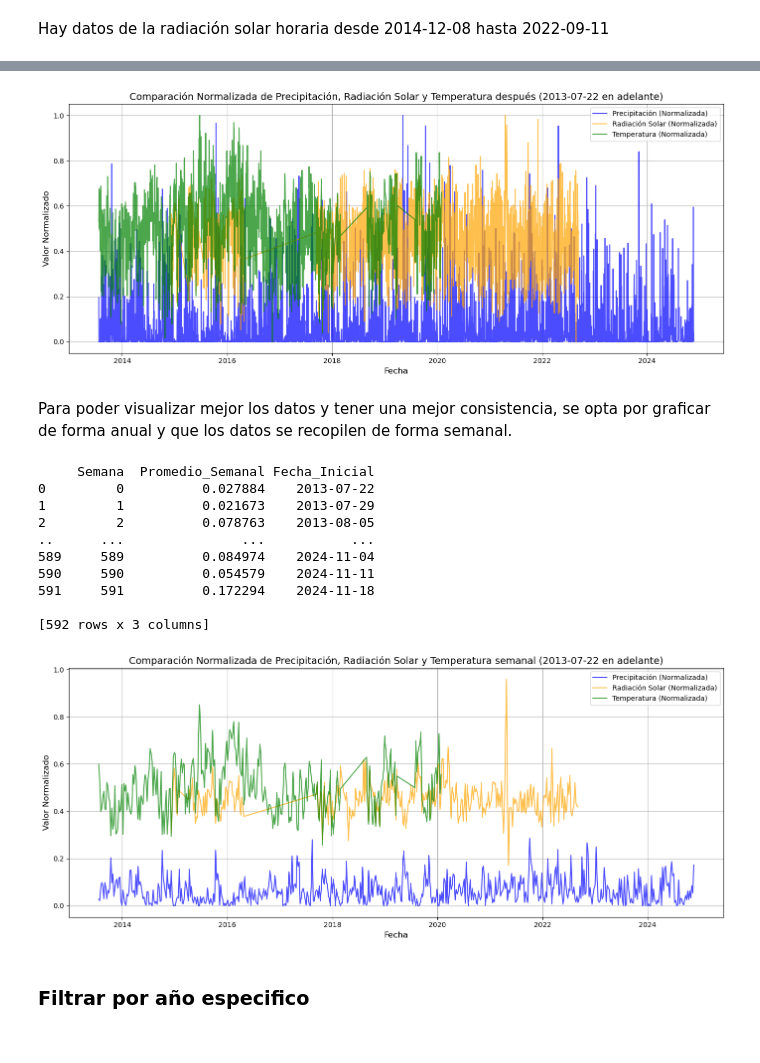
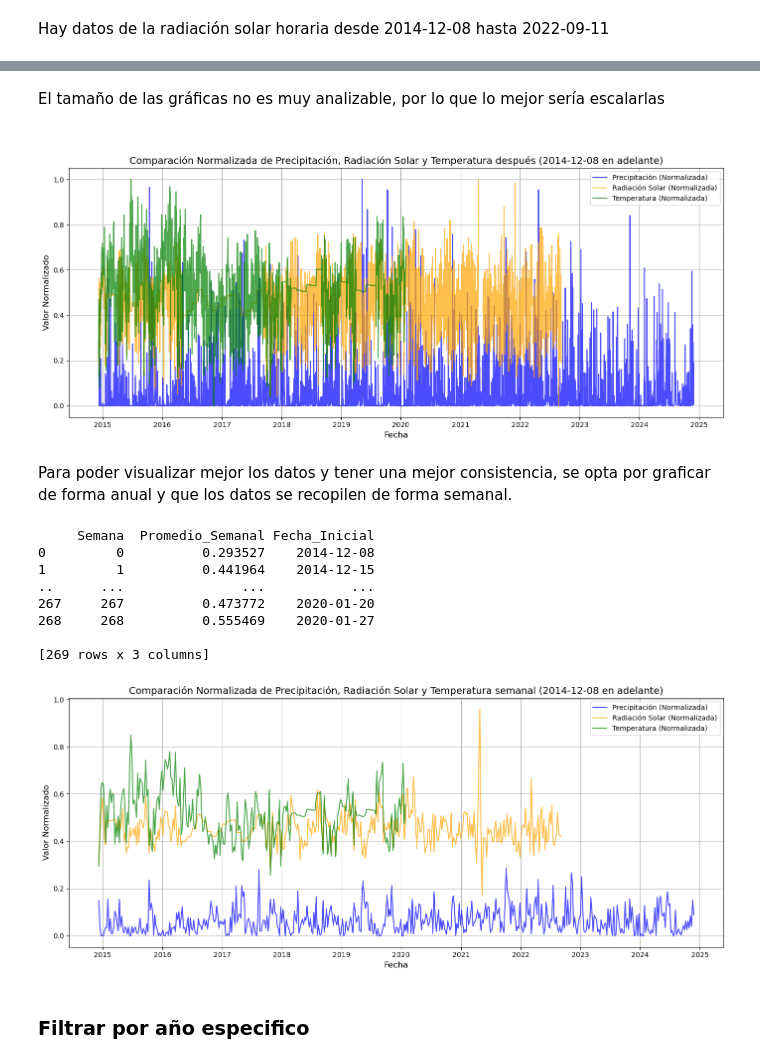
Before and after one commit to jmvilla12/bootcamp-ai, a Jupyter notebook: Proyecto/Complete_project.ipynb, the cells around one changed output, grey strips where cells are left out. Cells and saved outputs as stored; diff of their text form; code cells hidden in the pictures.

```diff
--- a/Proyecto/Complete_project.ipynb
+++ b/Proyecto/Complete_project.ipynb
@@ -61,3 +133,7 @@ df_tseca
+# %%
+df_lluvia = df_lluvia.drop_duplicates(inplace=False)
+df_rsolar = df_rsolar.drop_duplicates(inplace=False)
+df_tseca = df_tseca.drop_duplicates(inplace=False)
 # %% [markdown]
 Hay datos de la temperatura seca del aire cada 3 horas desde 1983-02-01 hasta 2020-01-31. Se tomó este dato ya que haciendo la respectiva investigación, ya que descubrimos que este es el dato generalmente usado para los pronosticos del clima en televisión y que muestran las aplicaciones
 
@@ -124,20 +210,22 @@ diaria_tseca['Fecha'] = pd.to_datetime(diaria_tseca['Fecha']) #Convierto la fech
 import matplotlib.pyplot as plt
 
 # Gráfico de líneas
-fecha_inicio = '2013-07-22'
+fecha_inicio = '2014-12-08'
 fecha_inicio = pd.to_datetime(fecha_inicio)
+# fecha_fin = ''
 
 # Sólo gráficaremos después de fecha_inicio
 lluvia_filtered = diaria_lluvia[diaria_lluvia['Fecha'] >= fecha_inicio].copy()
 rsolar_filtered = diaria_rsolar[diaria_rsolar['Fecha'] >= fecha_inicio].copy()
 tseca_filtered = diaria_tseca[diaria_tseca['Fecha'] >= fecha_inicio].copy()
+print(rsolar_filtered)
 
 plt.figure(figsize=(15, 8)) #Tamaño del gráfico
 
 # Grafica cada variable
 plt.plot(lluvia_filtered['Fecha'], lluvia_filtered['Precipitacion'], label='Precipitación (mm)', color='blue', alpha=0.7)
 plt.plot(rsolar_filtered['Fecha'], rsolar_filtered['Radiacion_Promedio'], label='Radiación Solar (Wh/m2)', color='orange', alpha=0.7)
-plt.plot(tseca_filtered['Fecha'], tseca_filtered['Temperatura_Promedio'], label='Temperatura Promedio (°C)', color='red', alpha=0.7)
+plt.plot(tseca_filtered['Fecha'], tseca_filtered['Temperatura_Promedio'], label='Temperatura Promedio (°C)', color='green', alpha=0.7)
 
 # Etiquetas de los ejes y titulo
 plt.title(f'Comparación de Precipitación, Radiación Solar y Temperatura ({fecha_inicio.year} en adelante)', fontsize=16)
@@ -155,0 +298,12 @@ El tamaño de las gráficas no es muy analizable, por lo que lo mejor sería esc
+# %%
+# Manejo de datos faltantes mediante la media de cada mes en función del mismo periodo de tiempo de años diferentes
+rsolar_completo['Radiacion_Promedio'] = rsolar_completo['Radiacion_Promedio'].fillna(
+    rsolar_completo.groupby(tseca_completo['Fecha'].dt.month)['Radiacion_Promedio'].transform('mean')
+)
+# rsolar_completo['Radiacion_Promedio'] = rsolar_completo['Radiacion_Promedio'].interpolate(method='linear')
+
+tseca_completo['Temperatura_Promedio'] = tseca_completo['Temperatura_Promedio'].fillna(
+    tseca_completo.groupby(tseca_completo['Fecha'].dt.month)['Temperatura_Promedio'].transform('mean')
+)
+
+lluvia_completo['Precipitacion'] = lluvia_completo['Precipitacion'].interpolate(method='linear')
@@ -156,51 +330,59 @@ El tamaño de las gráficas no es muy analizable, por lo que lo mejor sería esc
+# %% [markdown]
+El tamaño de las gráficas no es muy analizable, por lo que lo mejor sería escalarlas
+
+###
 # %%
-from sklearn.preprocessing import MinMaxScaler
+from sklearn.preprocessing import MinMaxScaler, RobustScaler
+# Normalización
+scaler = MinMaxScaler()
+# scaler = RobustScaler()
 
-scaler = MinMaxScaler() # Normalización
 
 # Normaliza cada dataset por separado
-lluvia_filtered.loc[:,'Precipitacion_Normalizada'] = scaler.fit_transform(lluvia_filtered[['Precipitacion']])
-rsolar_filtered.loc[:,'Radiacion_Normalizada'] = scaler.fit_transform(rsolar_filtered[['Radiacion_Promedio']])
-tseca_filtered.loc[:,'Temperatura_Normalizada'] = scaler.fit_transform(tseca_filtered[['Temperatura_Promedio']])
+lluvia_completo.loc[:,'Precipitacion_Normalizada'] = scaler.fit_transform(lluvia_completo[['Precipitacion']])
+rsolar_completo.loc[:,'Radiacion_Normalizada'] = scaler.fit_transform(rsolar_completo[['Radiacion_Promedio']])
+tseca_completo.loc[:,'Temperatura_Normalizada'] = scaler.fit_transform(tseca_completo[['Temperatura_Promedio']])
 
 plt.figure(figsize=(14, 6))
 
-plt.plot(lluvia_filtered['Fecha'], lluvia_filtered['Precipitacion_Normalizada'], label='Precipitación (Normalizada)', color='blue', alpha=0.7)
-plt.plot(rsolar_filtered['Fecha'], rsolar_filtered['Radiacion_Normalizada'], label='Radiación Solar (Normalizada)', color='orange', alpha=0.7)
-plt.plot(tseca_filtered['Fecha'], tseca_filtered['Temperatura_Normalizada'], label='Temperatura (Normalizada)', color='green', alpha=0.7)
+plt.plot(lluvia_completo['Fecha'], lluvia_completo['Precipitacion_Normalizada'], label='Precipitación (Normalizada)', color='blue', alpha=0.7)
+plt.plot(rsolar_completo['Fecha'], rsolar_completo['Radiacion_Normalizada'], label='Radiación Solar (Normalizada)', color='orange', alpha=0.7)
+plt.plot(tseca_completo['Fecha'], tseca_completo['Temperatura_Normalizada'], label='Temperatura (Normalizada)', color='green', alpha=0.7)
 
 plt.title(f'Comparación Normalizada de Precipitación, Radiación Solar y Temperatura después ({fecha_inicio.date()} en adelante)', fontsize=14)
 plt.xlabel('Fecha', fontsize=12)
 plt.ylabel('Valor Normalizado', fontsize=12)
 plt.legend()
 plt.grid(True)
 plt.tight_layout()
 
 # Mostrar la gráfica
 plt.show()
 # %% [output]
-[figure, old version]
+[figure, new version]
 # %% [markdown]
 Para poder visualizar mejor los datos y tener una mejor consistencia, se opta por graficar de forma anual y que los datos se recopilen de forma semanal.
 # %%
 #Para la lluvia
-lluvia_filtered.loc[:, 'Semana'] = ((lluvia_filtered['Fecha'] - pd.Timestamp(fecha_inicio)).dt.days // 7) # Cada semana tendrá un número único
-semanal_lluvia = lluvia_filtered.groupby('Semana')['Precipitacion_Normalizada'].mean().reset_index() # Agrupamos número de semana y promedio
+lluvia_completo.loc[:, 'Semana'] = ((lluvia_completo['Fecha'] - pd.Timestamp(fecha_inicio)).dt.days // 7) # Cada semana tendrá un número único
+semanal_lluvia = lluvia_completo.groupby('Semana')['Precipitacion_Normalizada'].mean().reset_index() # Agrupamos número de semana y promedio
 semanal_lluvia['Fecha_Inicial'] = pd.to_datetime(fecha_inicio) + pd.to_timedelta(semanal_lluvia['Semana'] * 7, unit='d') # número de la semana
 semanal_lluvia.rename(columns={'Precipitacion_Normalizada': 'Promedio_Semanal'}, inplace=True) #renombrando columnas
-print(semanal_lluvia)
+# print(semanal_lluvia)
 
 #Para la radiación solar
-rsolar_filtered.loc[:, 'Semana'] = ((rsolar_filtered['Fecha'] - pd.Timestamp(fecha_inicio)).dt.days // 7)
-semanal_rsolar = rsolar_filtered.groupby('Semana')['Radiacion_Normalizada'].mean().reset_index()
+rsolar_completo.loc[:, 'Semana'] = ((rsolar_completo['Fecha'] - pd.Timestamp(fecha_inicio)).dt.days // 7)
+semanal_rsolar = rsolar_completo.groupby('Semana')['Radiacion_Normalizada'].mean().reset_index()
 semanal_rsolar['Fecha_Inicial'] = pd.to_datetime(fecha_inicio) + pd.to_timedelta(semanal_rsolar['Semana'] * 7, unit='d')
 semanal_rsolar.rename(columns={'Radiacion_Normalizada': 'Promedio_Semanal'}, inplace=True)
+# print(semanal_rsolar)
 
 #Para la radiación solar
-tseca_filtered.loc[:, 'Semana'] = ((tseca_filtered['Fecha'] - pd.Timestamp(fecha_inicio)).dt.days // 7)
-semanal_tseca = tseca_filtered.groupby('Semana')['Temperatura_Normalizada'].mean().reset_index()
+tseca_completo.loc[:, 'Semana'] = ((tseca_completo['Fecha'] - pd.Timestamp(fecha_inicio)).dt.days // 7)
+semanal_tseca = tseca_completo.groupby('Semana')['Temperatura_Normalizada'].mean().reset_index()
 semanal_tseca['Fecha_Inicial'] = pd.to_datetime(fecha_inicio) + pd.to_timedelta(semanal_tseca['Semana'] * 7, unit='d')
 semanal_tseca.rename(columns={'Temperatura_Normalizada': 'Promedio_Semanal'}, inplace=True)
+print(semanal_tseca)
 
 plt.figure(figsize=(14, 6))
 plt.plot(semanal_lluvia['Fecha_Inicial'], semanal_lluvia['Promedio_Semanal'], label='Precipitación (Normalizada)', color='blue', alpha=0.7)
@@ -215,16 +397,14 @@ plt.tight_layout()
 plt.show()
 # %% [output]
      Semana  Promedio_Semanal Fecha_Inicial
-0         0          0.027884    2013-07-22
-1         1          0.021673    2013-07-29
-2         2          0.078763    2013-08-05
+0         0          0.293527    2014-12-08
+1         1          0.441964    2014-12-15
 ..      ...               ...           ...
-589     589          0.084974    2024-11-04
-590     590          0.054579    2024-11-11
-591     591          0.172294    2024-11-18
+267     267          0.473772    2020-01-20
+268     268          0.555469    2020-01-27
 
-[592 rows x 3 columns]
+[269 rows x 3 columns]
-[figure, old version]
+[figure, new version]
 # %% [markdown]
 ### Filtrar por año especifico
 # %%
```
Also changed, not shown: parts of 33 cells of this notebook, 3 other files.
